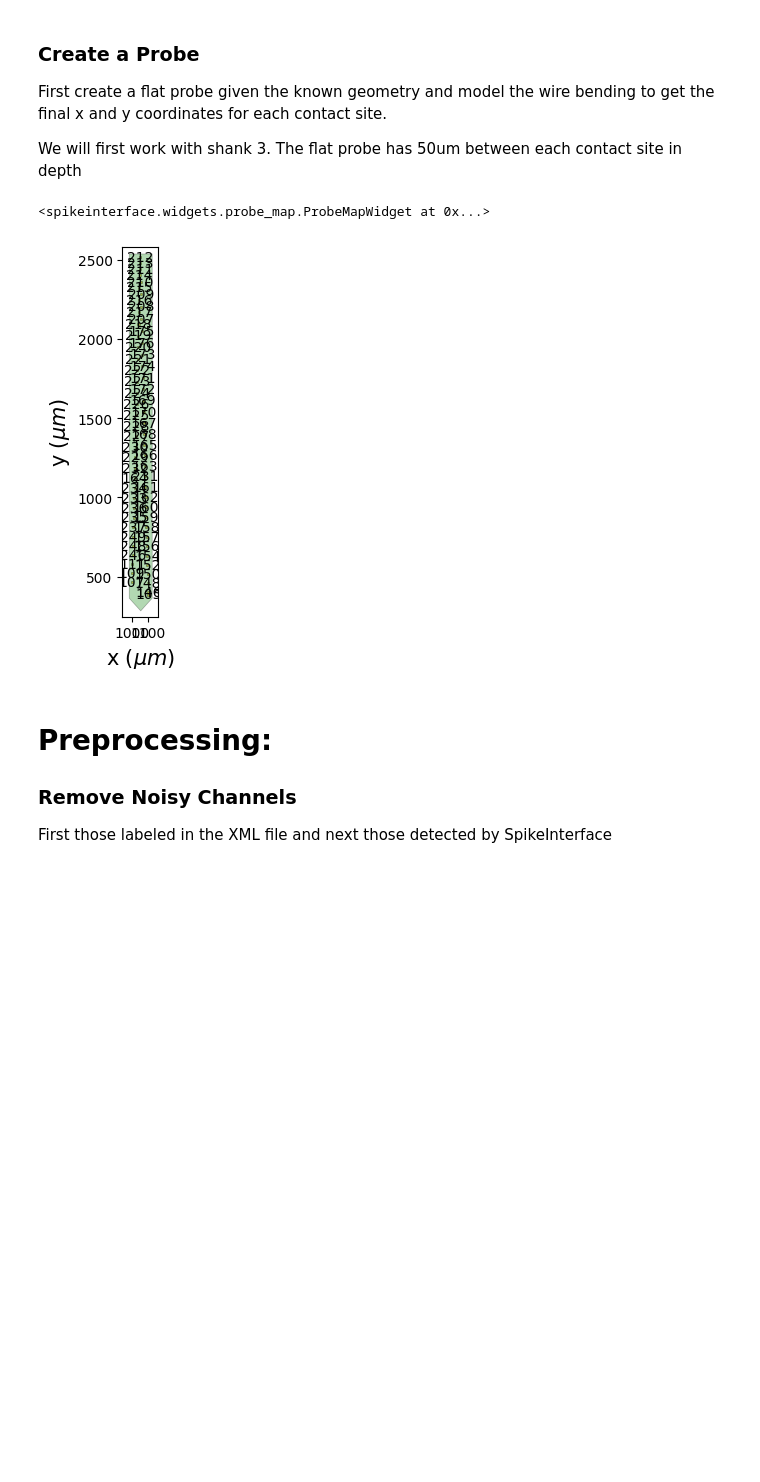
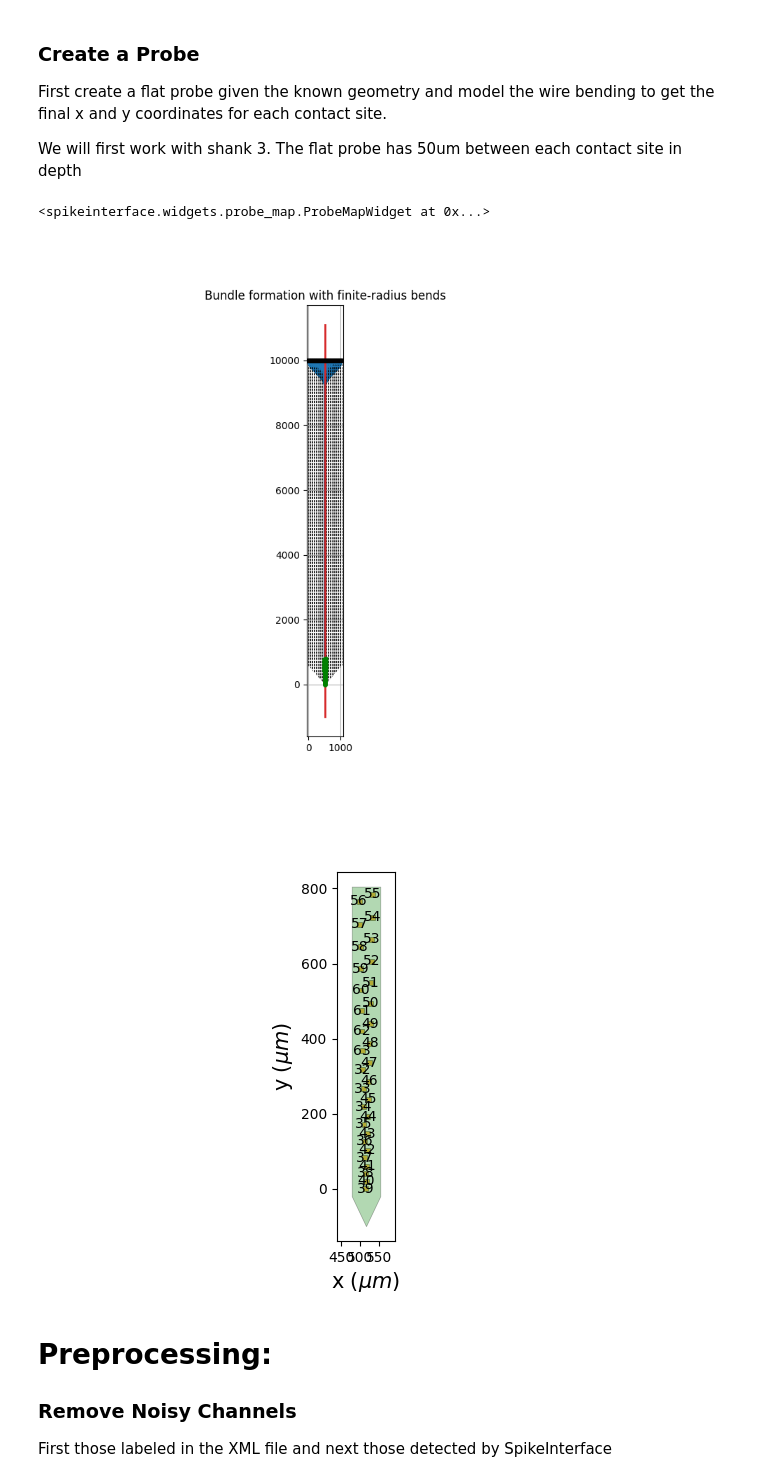
Before and after one commit to BruneBettler/SpikeExplore, a Jupyter notebook: dataExploration.ipynb, the cells around one changed output. Cells and saved outputs as stored; diff of their text form; code cells hidden in the pictures; blank space fills up the shorter version.

```diff
--- a/dataExploration.ipynb
+++ b/dataExploration.ipynb
@@ -35,13 +16,17 @@ import matplotlib.pyplot as plt
 from probeinterface import Probe, ProbeGroup, generate_linear_probe, generate_multi_shank, combine_probes
 from probeinterface.plotting import plot_probe
 # %%
-dat_path = r"e:\rTBY34\session5\amplifier.dat" # [60, 40, 40, 60]
-xml_path = r"e:\rTBY34\session5\amplifier.xml"
+dat_path = r"D:\Yanik Lab Dropbox\Peter Gombkoto\Multiarea rat recordings\External_Data\Viktor_Budapest\3170_day8_260415_170145\amplifier.dat"
+xml_path = r"D:\Yanik Lab Dropbox\Peter Gombkoto\Multiarea rat recordings\External_Data\Viktor_Budapest\3170_day8_260415_170145\amplifier.xml"
 
 channel_ids, skippedChannels, xml_data = getXMLData(xml_path)
 nBits, nChannels, samplingRate, offset, lfpSamplingRate = xml_data
 
+samplingRate = 20000 # for viktor mouse XML is wrong
+
 print(f"Number of bits: {nBits}, Number of channels: {nChannels}, Sampling rate: {samplingRate} Hz, Offset: {offset}, LFP sampling rate: {lfpSamplingRate} Hz")
 
 uV_per_count = 0.195 #https://intantech.com/files/Intan_RHX_user_guide.pdf
+
+# TODO: Voltage range ? = 10
 # %% [output]
@@ -53,8 +38,8 @@ Select only channels from shank 3 ([128:192])
 # %%
 full_recording = si.read_binary(file_paths=dat_path, sampling_frequency=samplingRate, dtype=f"int{nBits}", num_channels=nChannels, channel_ids=np.arange(nChannels), is_filtered=False, gain_to_uV=uV_per_count, offset_to_uV=0.0)
 
-shank3_channel_ids = np.array(channel_ids[128:192])
-shank3_recording = full_recording.select_channels(channel_ids=shank3_channel_ids)
+shank2_channel_ids = np.array(channel_ids[32:])
+shank2_recording = full_recording.select_channels(channel_ids=shank2_channel_ids)
 
-shank3_recording
+shank2_recording
 # %% [output]
@@ -79,45 +64,46 @@ from probeGeom import create_flat_geom
 from clean_bending_model import BundleParameters, run_from_array
 
 # set parameters for probe geometry
-num_contact_sites = 64
-y_flat_contact_dist = 40 # um
+num_contact_sites = 32
+y_flat_contact_dist = 19.5 # um
 x_flat_contact_dist = 33.3 # um (based on figure from https://www.nature.com/articles/s41467-024-49226-9#Sec7)
-final_probe_width = 80 # um
 base_length = 10000.0  # choose something comfortably larger than the max y offset
 
 # create the flat geometry for the electrode tips and the base of the probe
 electrode_tips = create_flat_geom(num_contact_sites, x_flat_contact_dist, y_flat_contact_dist)
 electrode_base = np.column_stack((electrode_tips[:,0], np.ones(num_contact_sites)*base_length))
 
 # model the bundling of the probe and get the new coordinates for the electrode tips and ends of the probe
+#TODO: find better params ?
 params = BundleParameters(
     first_bend_distance=150.0,
     max_bend_angle_deg=45.0,
-    bundle_ratio=0.05,
+    bundle_ratio=0.035,
     first_radius=300.0,
     second_radius=300.0,
 )
 
-result = run_from_array(electrode_base, electrode_tips,params=params, make_plot=False) # positions are in result.ends and result.tips
+result = run_from_array(electrode_base, electrode_tips,params=params, make_plot=True) # positions are in result.ends and result.tips
 
 # create the SpikeInterface probe object and plot it
 probe = Probe(ndim=2, si_units='um')
 probe.set_contacts(positions=result.ends, shapes=np.array(['square'] * num_contact_sites), shape_params={"width": 13})
 # set the contact IDs for each site
 probe.set_device_channel_indices(np.arange(num_contact_sites))
-probe.set_contact_ids(shank3_channel_ids)
+probe.set_contact_ids(shank2_channel_ids)
 probe.create_auto_shape()
 
 # plot the probe geometry to check it looks correct
 # plot_probe(probe, with_contact_id=True, with_device_index=True)
 
 # link the probe geometry to our recording object
-shank3_recording.set_probe(probe, in_place=True)
+shank2_recording.set_probe(probe, in_place=True)
 
-sw.plot_probe_map(shank3_recording, with_channel_ids=True, backend="matplotlib")
+sw.plot_probe_map(shank2_recording, with_channel_ids=True, backend="matplotlib")
 # %% [output]
 <spikeinterface.widgets.probe_map.ProbeMapWidget at 0x...>
-[figure, old version]
+[figure, new version]
+[figure, added]
 # %% [markdown]
 # Preprocessing:
 ### Remove Noisy Channels
```
Also changed, not shown: parts of 31 cells of this notebook, 1 other file.
